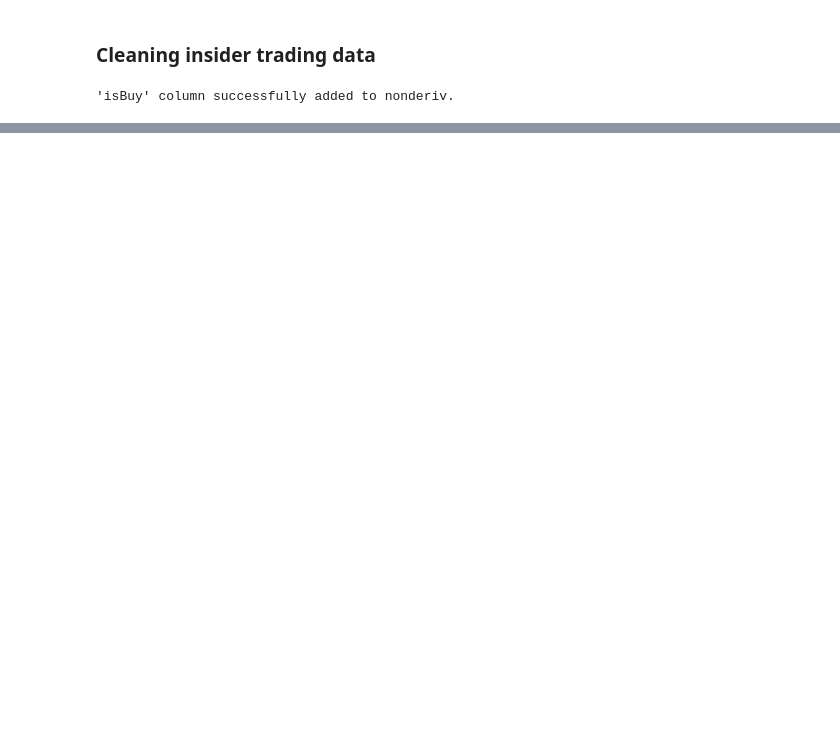
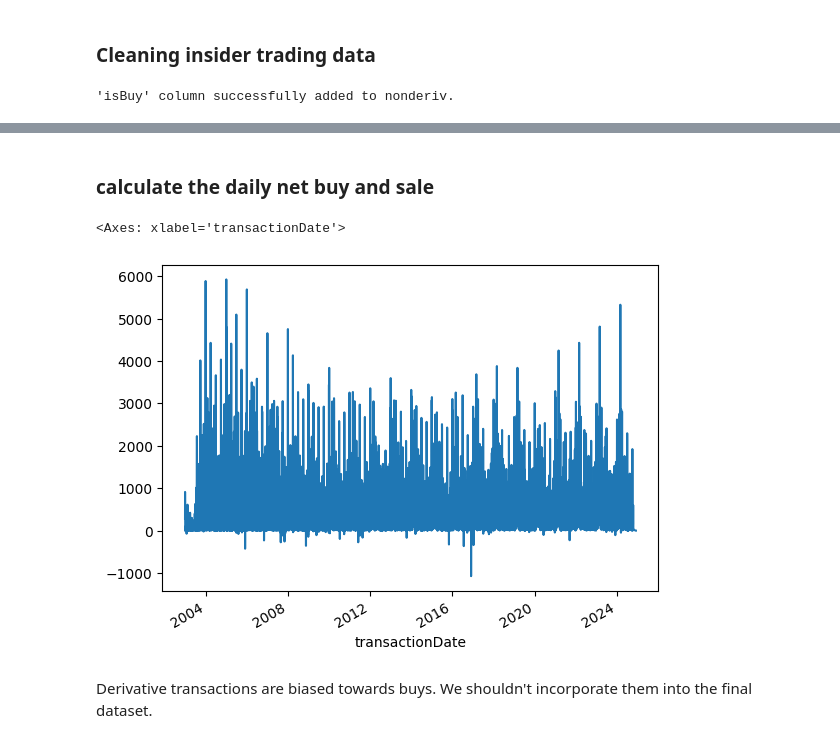
Before and after one commit to blahajj/cs526_proj, a Jupyter notebook: srcipts/data__cleaning/insider_data_cleaning.ipynb, the cells around one changed output, grey strips where cells are left out. Drawn from its saved outputs; the diff is of its cells as text; code cells hidden in the pictures; blank space fills up the shorter version.

Commit message:
build a pipeline and cleaned insider activity data

```diff
--- a/srcipts/data__cleaning/insider_data_cleaning.ipynb
+++ b/srcipts/data__cleaning/insider_data_cleaning.ipynb
@@ -87,0 +75,29 @@ conn.close()
+# %%
+db_file = '../../datasets/insider_trading.db'
+conn = sqlite3.connect(db_file)
+
+table_name = 'deriv'
+select_date_and_buy_query = f"""
+SELECT transactionDate, isBuy FROM {table_name}
+WHERE isBuy IS NOT NULL;
+"""
+
+deriv = pd.read_sql_query(select_date_and_buy_query, conn)
+# %%
+# clean up datetime string #TODO: consider regex
+deriv['transactionDate'] = deriv['transactionDate'].str.strip()
+deriv['transactionDate'] = deriv['transactionDate'].str.replace(' ', '')
+deriv['transactionDate'] = deriv['transactionDate'].str.replace('--', '-')
+deriv['transactionDate'] = deriv['transactionDate'].str.replace('000', '200')
+
+# parse datetime
+deriv['transactionDate'] = pd.to_datetime(deriv['transactionDate'], format='%Y-%m-%d', errors='coerce')
+deriv.dropna(inplace=True)
+
+# Filter the DataFrame to keep only dates between 2003 and 2024
+start_date = pd.to_datetime('2003-01-01')
+end_date = pd.to_datetime('2024-12-31')
+deriv = deriv[(deriv['transactionDate'] >= start_date) & (deriv['transactionDate'] <= end_date)]
+
+deriv.set_index('transactionDate', inplace=True)
+deriv = deriv.sort_index()
@@ -87,0 +129,20 @@ conn.close()
+# %% [markdown]
+### calculate the daily net buy and sale
+# %%
+deriv_grouped = deriv.groupby(deriv.index)
+
+# Calculate the number of buys and total transactions for each day
+deriv_daily_stats = deriv_grouped['isBuy'].agg(['sum', 'count']).rename(columns={'sum': 'num_buys', 'count': 'total_transactions'})
+
+# Calculate the number of sales
+deriv_daily_stats['num_sales'] = deriv_daily_stats['total_transactions'] - deriv_daily_stats['num_buys']
+
+# Calculate net buys
+deriv_daily_stats['net_buys'] = deriv_daily_stats['num_buys'] - deriv_daily_stats['num_sales']
+# %%
+deriv_daily_stats['net_buys'].plot()
+# %% [output]
+<Axes: xlabel='transactionDate'>
+[figure, added]
+# %% [markdown]
+Derivative transactions are biased towards buys. We shouldn't incorporate them into the final dataset.
```
Also changed, not shown: parts of 8 cells of this notebook, 3 other files.
